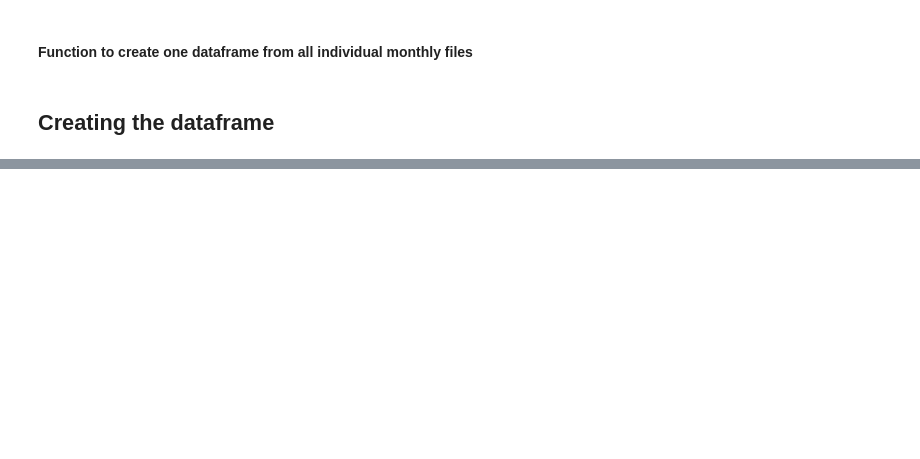
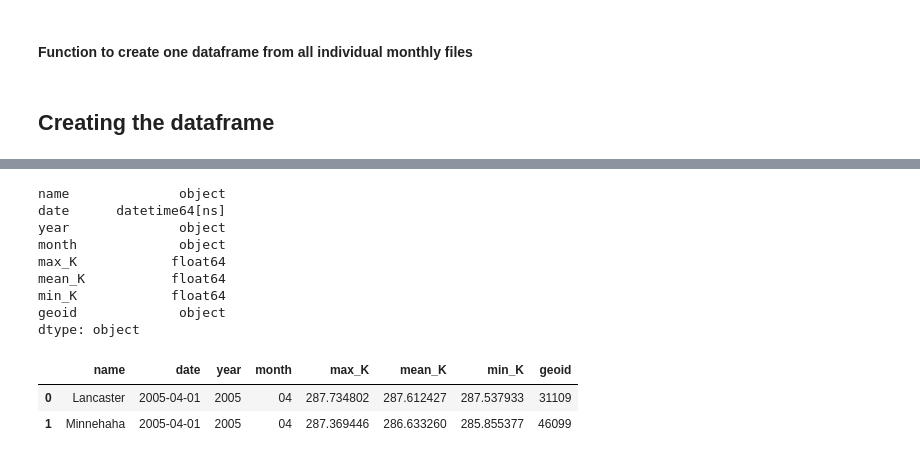
Before and after one commit to ncsa/CPRHD_WNV_GI, a Jupyter notebook: WNV-EDA-Vinu.ipynb, the cells around one changed output, grey strips where cells are left out. Cells and saved outputs as stored; diff of their text form; code cells hidden in the pictures; blank space fills up the shorter version.

```diff
--- a/WNV-EDA-Vinu.ipynb
+++ b/WNV-EDA-Vinu.ipynb
@@ -65,0 +71,16 @@ Shape of the Dataframe:  (3108, 153)
+# %%
+print(data.dtypes)
+data.head(2)
+# %% [output]
+name              object
+date      datetime64[ns]
+year              object
+month             object
+max_K            float64
+mean_K           float64
+min_K            float64
+geoid             object
+dtype: object
+|  | name | date | year | month | max_K | mean_K | min_K | geoid |
+| 0 | Lancaster | 2005-04-01 | 2005 | 04 | 287.734802 | 287.612427 | 287.537933 | 31109 |
+| 1 | Minnehaha | 2005-04-01 | 2005 | 04 | 287.369446 | 286.633260 | 285.855377 | 46099 |
```
Also changed, not shown: parts of 9 cells of this notebook.
